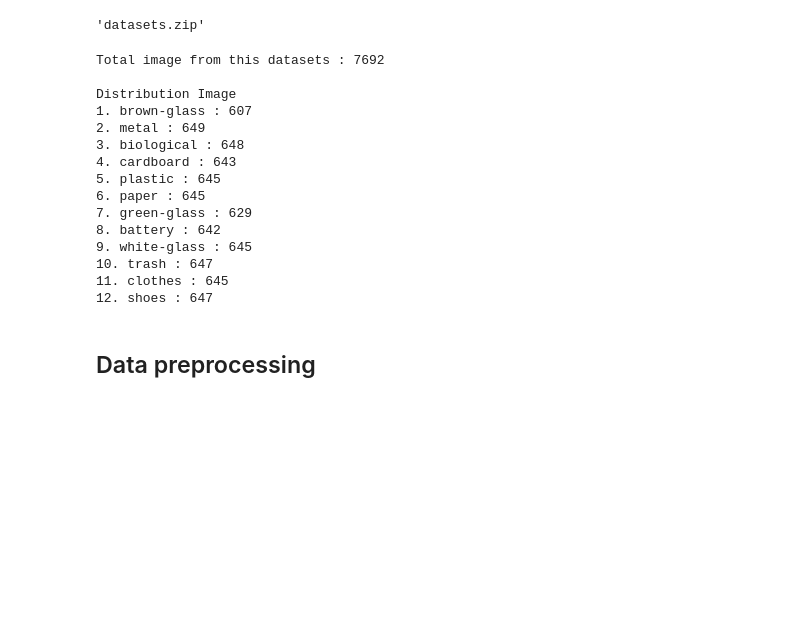
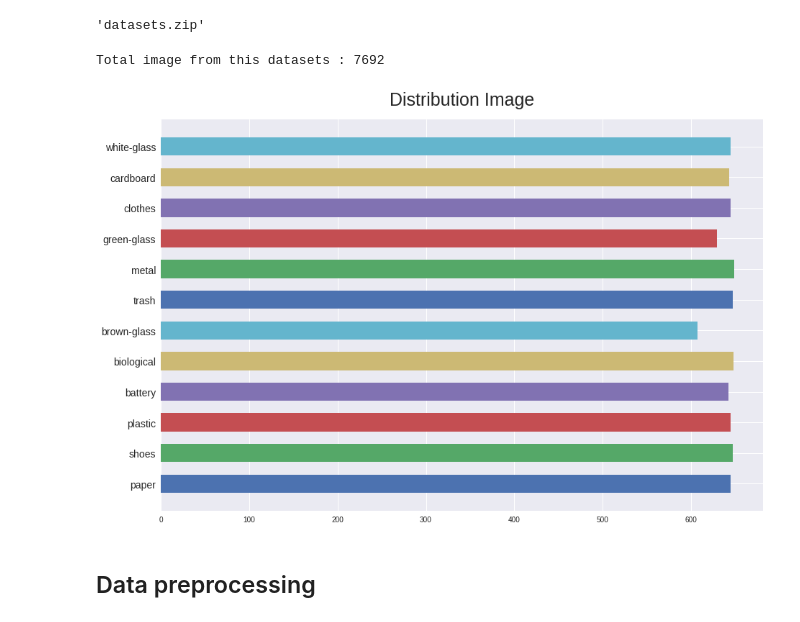
Before and after one commit to Besti-Corps/MachineLearning-BestiApp, a Jupyter notebook: Model/model_image_classification.ipynb, the cells around one changed output. Drawn from its saved outputs; the diff is of its cells as text; code cells hidden in the pictures; blank space fills up the shorter version.

```diff
--- a/Model/model_image_classification.ipynb
+++ b/Model/model_image_classification.ipynb
@@ -49,31 +51,20 @@ zip_ref.close()
 # %%
 PATH = './garbage_classification'
 data_dir = pathlib.Path(PATH)
 
 image_count = len(list(data_dir.glob('*/*.jpg')))
 print(f'Total image from this datasets : {image_count}')
 
-print(f'\nDistribution Image')
+plt.figure(figsize=(15,10))
+plt.rc('ytick', labelsize=14)
 for i, label in enumerate(os.listdir(data_dir)):
   label_dir = os.path.join(data_dir, label)
   len_label_dir = len(os.listdir(label_dir))
-  print(f'{i+1}. {label} : {len_label_dir}')
+  plt.barh(label, len_label_dir, label=label, height=0.6)
+  plt.title('Distribution Image', fontsize=25, pad=20)
 # %% [output]
 Total image from this datasets : 7692
-
-Distribution Image
-1. brown-glass : 607
-2. metal : 649
-3. biological : 648
-4. cardboard : 643
-5. plastic : 645
-6. paper : 645
-7. green-glass : 629
-8. battery : 642
-9. white-glass : 645
-10. trash : 647
-11. clothes : 645
-12. shoes : 647
+[figure, added]
 # %% [markdown]
 ## Data preprocessing
 # %% [markdown]
```
Also changed, not shown: parts of 20 cells of this notebook.
